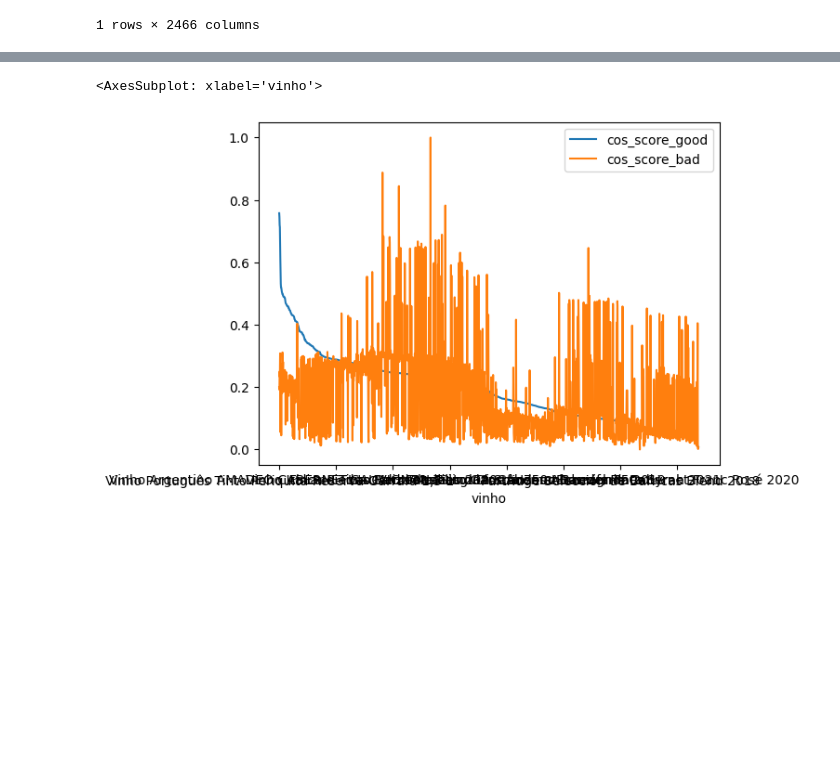
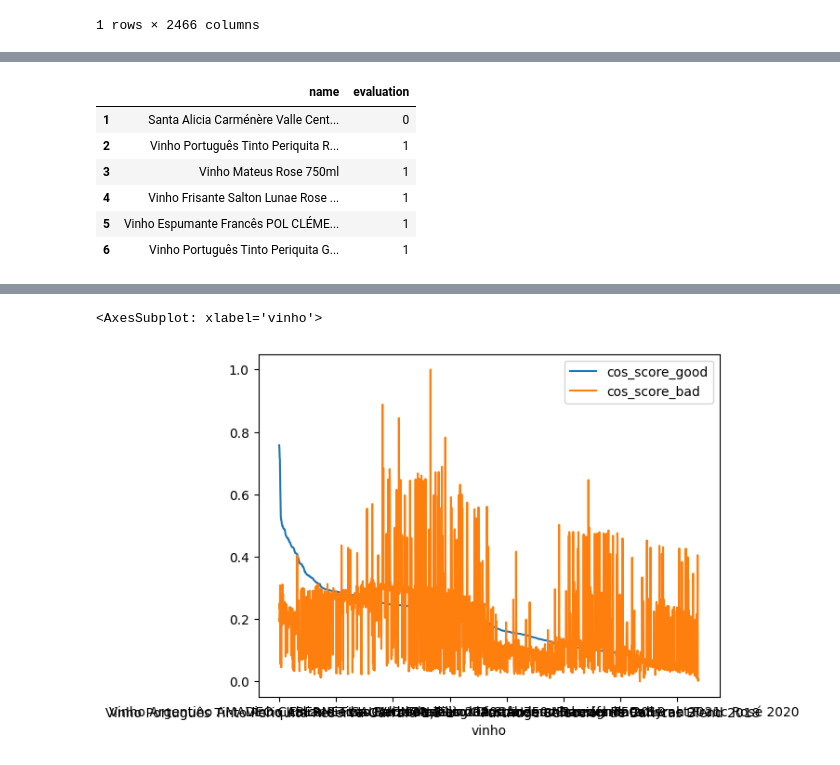
Before and after one commit to filipeaguiarrod/wine_recommendation_prod, a Jupyter notebook: model/Pipeline.ipynb, the cells around one changed output, grey strips where cells are left out. Drawn from its saved outputs; the diff is of its cells as text; code cells hidden in the pictures; blank space fills up the shorter version.

```diff
--- a/model/Pipeline.ipynb
+++ b/model/Pipeline.ipynb
@@ -166 +201,11 @@ def make_recommendation(dataset, matrix_wines,perfil, top=4):
+# %%
+perfil.loc[~(perfil['evaluation']==-1)]
+# %% [output]
+|  | name | evaluation |
+| 1 | Santa Alicia Carménère Valle Cent... | 0 |
+| 2 | Vinho Português Tinto Periquita R... | 1 |
+| 3 | Vinho Mateus Rose 750ml | 1 |
+| 4 | Vinho Frisante Salton Lunae Rose ... | 1 |
+| 5 | Vinho Espumante Francês POL CLÉME... | 1 |
+| 6 | Vinho Português Tinto Periquita G... | 1 |
 # %%
```
Also changed, not shown: parts of 4 cells of this notebook, 3 other files.
